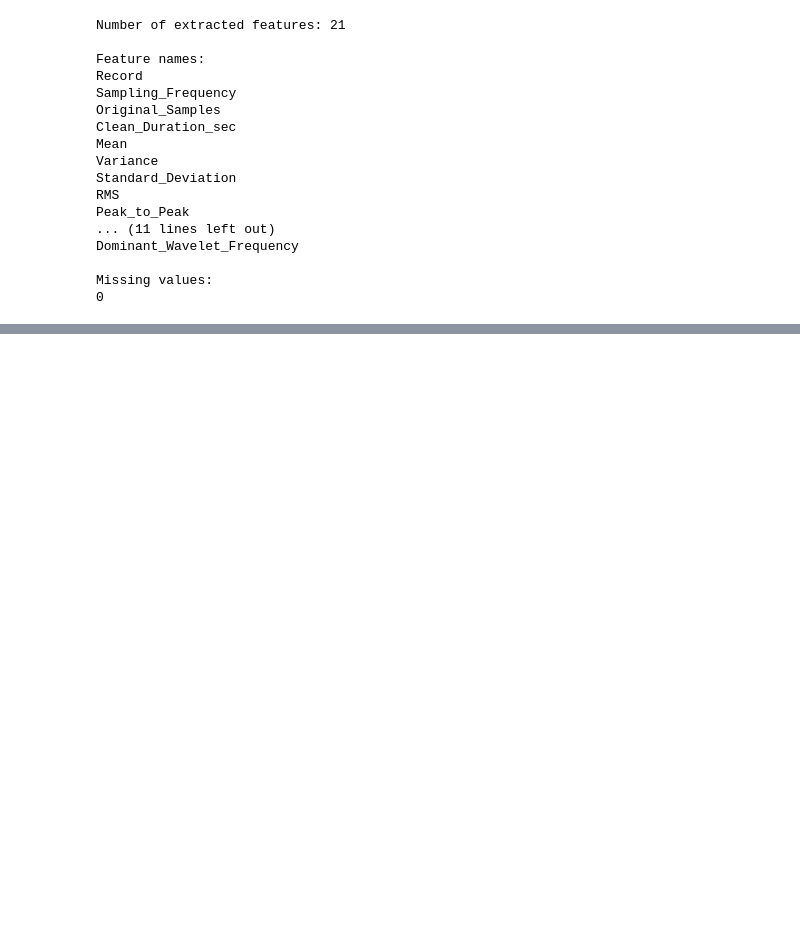
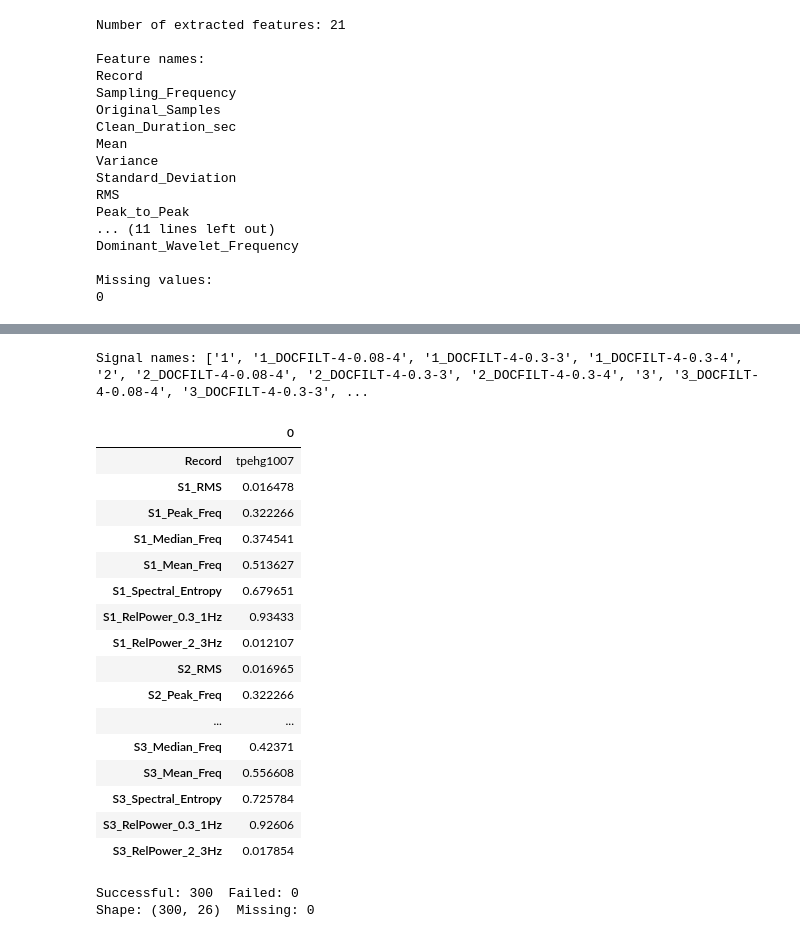
Before and after one commit to shahriarshadhin3-alt/uterine-emg-preterm-detection, a Jupyter notebook: notebooks/07_full_dataset_feature_extraction.ipynb, the cells around one changed output, grey strips where cells are left out. Drawn from its saved outputs; the diff is of its cells as text; code cells hidden in the pictures; blank space fills up the shorter version.

```diff
--- a/notebooks/07_full_dataset_feature_extraction.ipynb
+++ b/notebooks/07_full_dataset_feature_extraction.ipynb
@@ -382,0 +643,78 @@ extract_features("tpehg1022")
+# %%
+from scipy.signal import welch
+from scipy.integrate import trapezoid, cumulative_trapezoid
+
+# Check the channel order of one record first
+rec0 = wfdb.rdrecord("tpehg1007", pn_dir="tpehgdb/1.0.1/tpehgdb")
+print("Signal names:", rec0.sig_name)
+
+def extract_features_v2(record_name):
+    record_name = str(record_name).split("/")[-1]
+    rec = wfdb.rdrecord(record_name, pn_dir="tpehgdb/1.0.1/tpehgdb")
+    fs = rec.fs
+    edge = int(180 * fs)
+    out = {"Record": record_name}
+
+    for ch in range(3):
+        x = rec.p_signal[:, ch * 4 + 2].astype(float)   # 0.3-3 Hz filtered version
+        if not np.all(np.isfinite(x)):
+            raise ValueError("Invalid values in signal")
+        x = x[edge:-edge]
+        x = x - x.mean()
+
+        f, p = welch(x, fs=fs, window="hann", nperseg=2048, noverlap=1024)
+        m = (f >= 0.3) & (f <= 3.0)
+        f, p = f[m], p[m]
+
+        total = trapezoid(p, f)
+        cum = cumulative_trapezoid(p, f, initial=0)
+        pn = p / p.sum()
+
+        tag = f"S{ch+1}"
+        out[f"{tag}_RMS"] = np.sqrt(np.mean(x ** 2))
+        out[f"{tag}_Peak_Freq"] = f[np.argmax(p)]
+        out[f"{tag}_Median_Freq"] = np.interp(total / 2, cum, f)
+        out[f"{tag}_Mean_Freq"] = trapezoid(f * p, f) / total
+        out[f"{tag}_Spectral_Entropy"] = -(pn * np.log2(pn + 1e-12)).sum() / np.log2(len(pn))
+        out[f"{tag}_RelPower_0.3_1Hz"] = trapezoid(p[f <= 1.0], f[f <= 1.0]) / total
+        out[f"{tag}_RelPower_2_3Hz"] = trapezoid(p[f >= 2.0], f[f >= 2.0]) / total
+    return out
+
+# quick test on one record
+display(pd.DataFrame([extract_features_v2("tpehg1007")]).T)
+
+# all 300 recordings
+res2, err2 = [], []
+for name in tqdm(record_list):
+    try:
+        res2.append(extract_features_v2(name))
+    except Exception as e:
+        err2.append({"Record": name, "Error": str(e)})
+
+df2 = pd.DataFrame(res2).merge(
+    labels_df[["Record", "Gestation_weeks", "Rec_time_weeks", "Label", "Target"]],
+    on="Record")
+print("Successful:", len(res2), " Failed:", len(err2))
+print("Shape:", df2.shape, " Missing:", df2.isnull().sum().sum())
+df2.to_csv("/content/drive/MyDrive/uterine-emg-preterm-detection/data/tpehg_features_v2_labeled.csv", index=False)
+# %% [output]
+Signal names: ['1', '1_DOCFILT-4-0.08-4', '1_DOCFILT-4-0.3-3', '1_DOCFILT-4-0.3-4', '2', '2_DOCFILT-4-0.08-4', '2_DOCFILT-4-0.3-3', '2_DOCFILT-4-0.3-4', '3', '3_DOCFILT-4-0.08-4', '3_DOCFILT-4-0.3-3', ...
+|  | 0 |
+| Record | tpehg1007 |
+| S1_RMS | 0.016478 |
+| S1_Peak_Freq | 0.322266 |
+| S1_Median_Freq | 0.374541 |
+| S1_Mean_Freq | 0.513627 |
+| S1_Spectral_Entropy | 0.679651 |
+| S1_RelPower_0.3_1Hz | 0.93433 |
+| S1_RelPower_2_3Hz | 0.012107 |
+| S2_RMS | 0.016965 |
+| S2_Peak_Freq | 0.322266 |
+| ... | ... |
+| S3_Median_Freq | 0.42371 |
+| S3_Mean_Freq | 0.556608 |
+| S3_Spectral_Entropy | 0.725784 |
+| S3_RelPower_0.3_1Hz | 0.92606 |
+| S3_RelPower_2_3Hz | 0.017854 |
+Successful: 300  Failed: 0
+Shape: (300, 26)  Missing: 0
```
Also changed, not shown: parts of 14 cells of this notebook.
